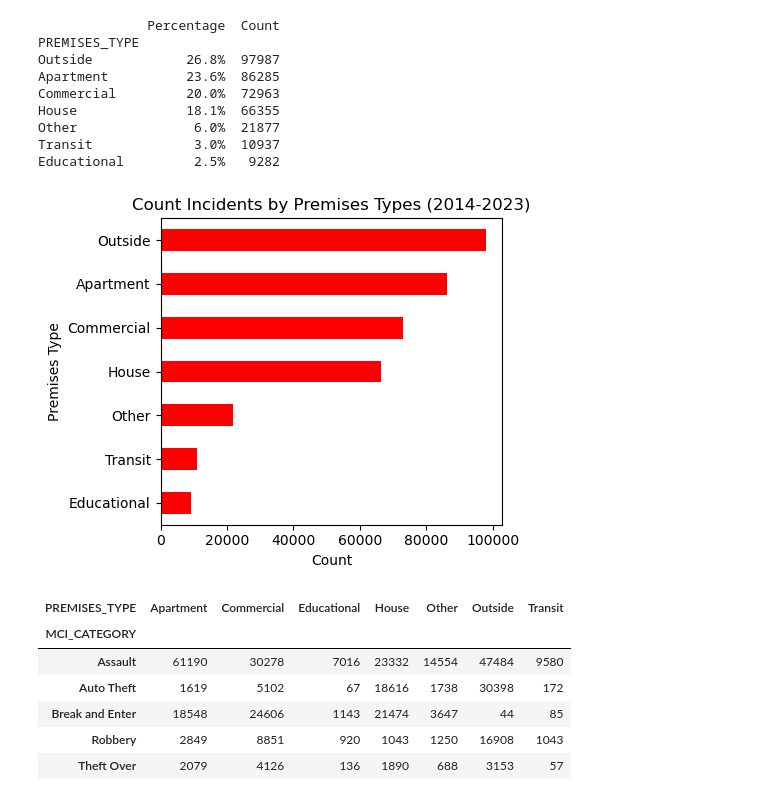
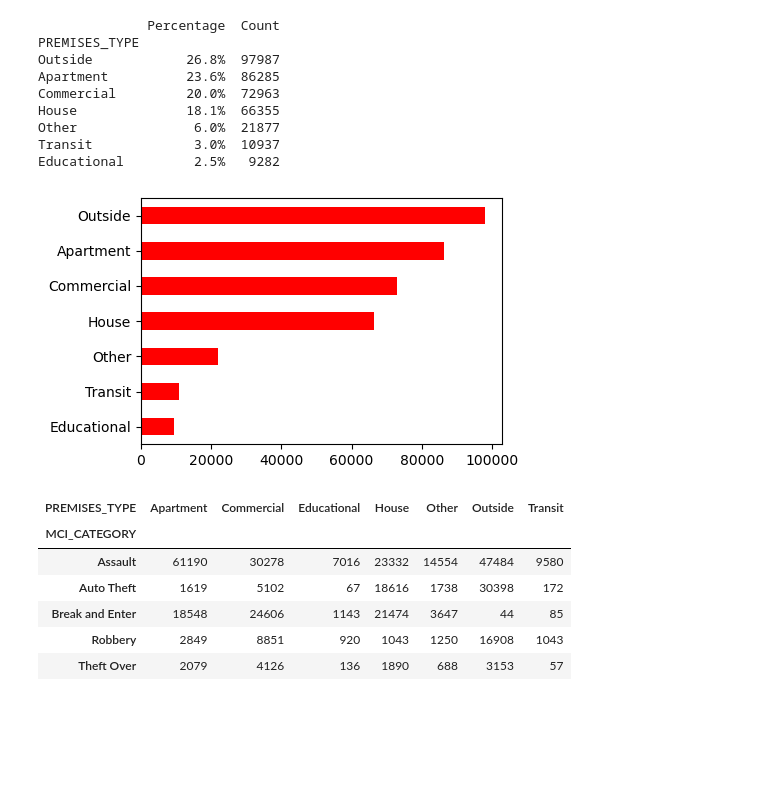
Before and after one commit to rentruong/ENGO645_TorontoCrimeAnalysis, a Jupyter notebook: DataExploration.ipynb, the cells around one changed output. Saved outputs shown, nothing was run; the diff lists cells and outputs as text; code cells hidden in the pictures; blank space fills up the shorter version.

```diff
--- a/DataExploration.ipynb
+++ b/DataExploration.ipynb
@@ -1,7 +1,7 @@
 # %%
 # set workspace
 WhoIsWorking = "RT"
-WorkLocation = "Home"
+WorkLocation = "School"
 
 if WhoIsWorking == "RT":
     if WorkLocation == "Home":
@@ -264,17 +356,17 @@ Educational         2.5%   9282
 # %%
 # Sort the grouped_data_PREMISES Series in descending order
 grouped_data_PREMISES_sorted = grouped_data_PREMISES.sort_values(ascending=True)
 
 # Plot horizontal bar chart
-plt.figure(figsize=(5, 4))
+plt.figure(figsize=(5, 3))
 grouped_data_PREMISES_sorted.plot(kind='barh', color='red')
-plt.title('Count Incidents by Premises Types (2014-2023)')
-plt.xlabel('Count')
-plt.ylabel('Premises Type')
+plt.title('')
+plt.xlabel('')
+plt.ylabel('')
 plt.tight_layout()
 plt.show()
 # %% [output]
-[figure, old version]
+[figure, new version]
 # %%
 # Create a pivot table to get counts for each combination of MCI_CATEGORY and PREMISES_TYPE
 pivot_table = MCI_data.pivot_table(index='MCI_CATEGORY', columns='PREMISES_TYPE', aggfunc='size', fill_value=0)
```
Also changed, not shown: parts of 34 cells of this notebook.
